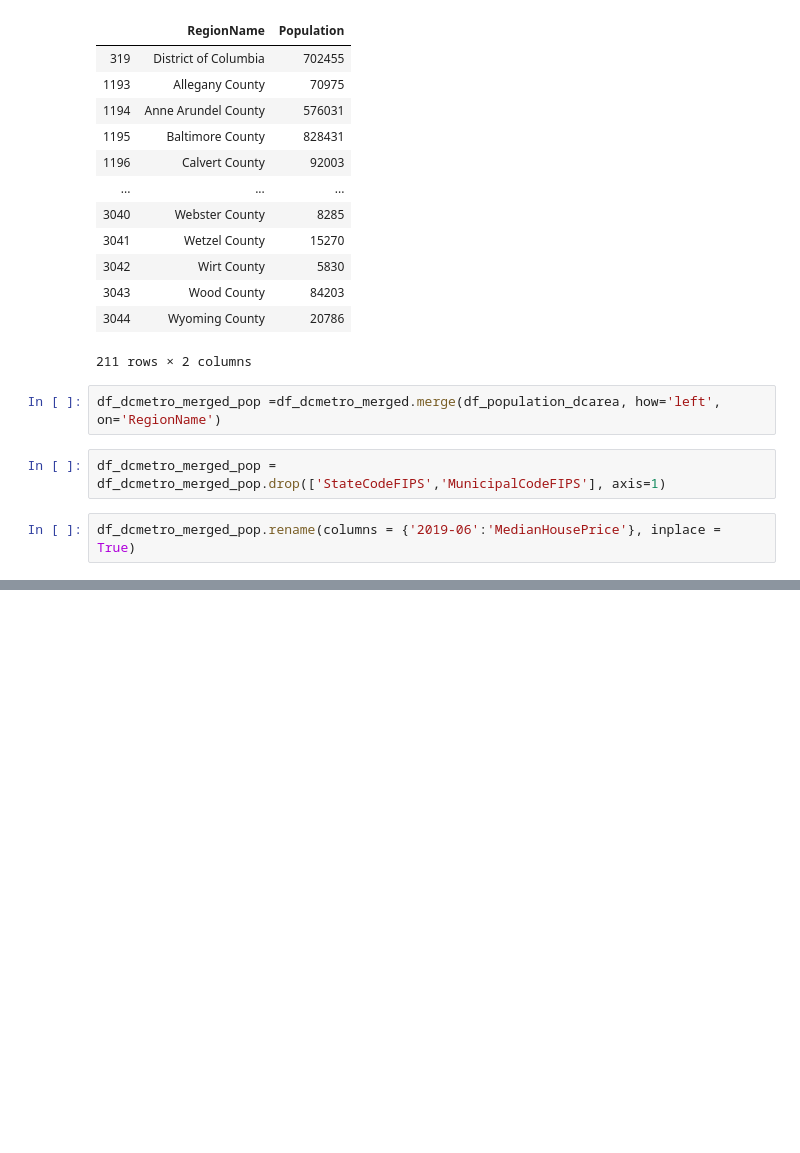
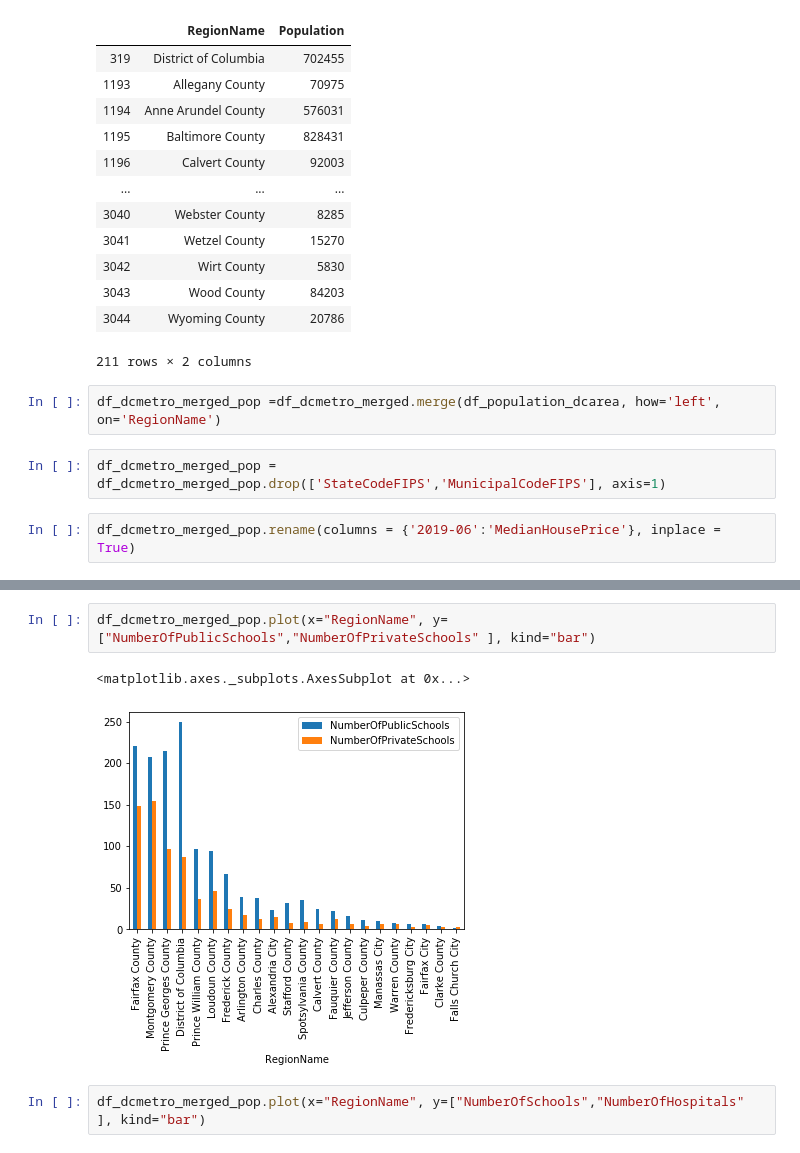
Before and after one commit to muoyo/dc-metro-housing, a Jupyter notebook: dchousing.ipynb, the cells around one changed output, grey strips where cells are left out. Drawn from its saved outputs; the diff is of its cells as text; blank space fills up the shorter version.

```diff
--- a/dchousing.ipynb
+++ b/dchousing.ipynb
@@ -520,3 +525,10 @@ df_dcmetro_merged_pop
 | 19 | 3162 | Fairfax City | VA | Washington-Arlington-Alexandria | 1499 | 544894.000000 | 51600 | 7 | ... |
 | 20 | 943 | Clarke County | VA | Washington-Arlington-Alexandria | 1776 | 358250.000000 | 51043 | 4 | ... |
 | 21 | 3272 | Falls Church City | VA | Washington-Arlington-Alexandria | 1828 | 812208.666667 | 51610 | 2 | ... |
+# %%
+df_dcmetro_merged_pop.plot(x="RegionName", y=["NumberOfPublicSchools","NumberOfPrivateSchools" ], kind="bar")
+# %% [output]
+<matplotlib.axes._subplots.AxesSubplot at 0x...>
+[figure, added]
+# %%
+df_dcmetro_merged_pop.plot(x="RegionName", y=["NumberOfSchools","NumberOfHospitals" ], kind="bar")
```
Also changed, not shown: parts of 13 cells of this notebook.
